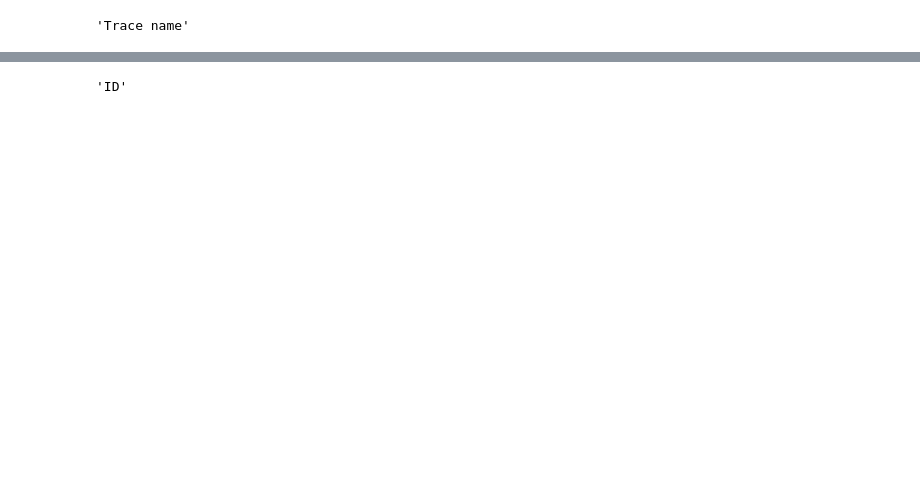
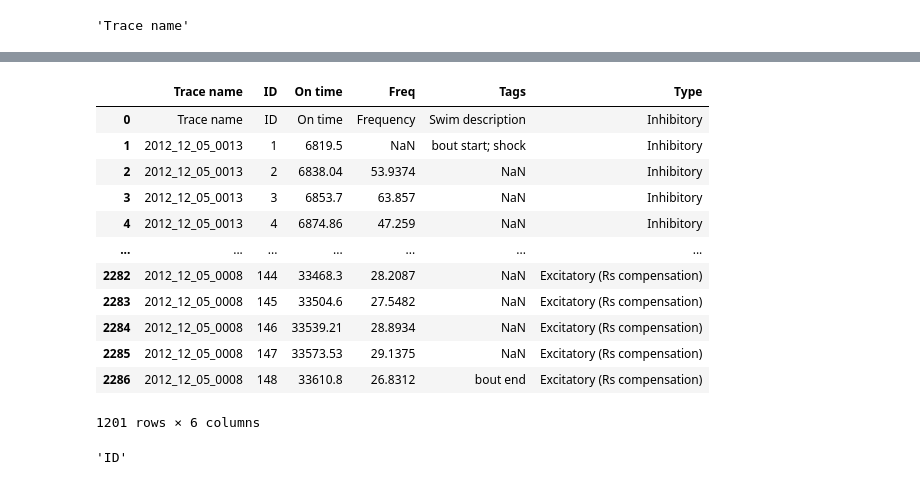
Before and after one commit to haleycab/murray-neuroscience-lab, a Jupyter notebook: Excel processor/process_excel.ipynb, the cells around one changed output, grey strips where cells are left out. Saved outputs shown, nothing was run; the diff lists cells and outputs as text; code cells hidden in the pictures; blank space fills up the shorter version.

```diff
--- a/Excel processor/process_excel.ipynb
+++ b/Excel processor/process_excel.ipynb
@@ -95,4 +180,18 @@ df_clean
 # %%
 df_clean['Trace name'] = df_clean['Trace name'].astype('string')
 # df_clean = df_clean.reset_index(drop=True)
-# df_clean
+df_clean
+# %% [output]
+|  | Trace name | ID | On time | Freq | Tags | Type |
+| 0 | Trace name | ID | On time | Frequency | Swim description | Inhibitory |
+| 1 | 2012_12_05_0013 | 1 | 6819.5 | NaN | bout start; shock | Inhibitory |
+| 2 | 2012_12_05_0013 | 2 | 6838.04 | 53.9374 | NaN | Inhibitory |
+| 3 | 2012_12_05_0013 | 3 | 6853.7 | 63.857 | NaN | Inhibitory |
+| 4 | 2012_12_05_0013 | 4 | 6874.86 | 47.259 | NaN | Inhibitory |
+| ... | ... | ... | ... | ... | ... | ... |
+| 2282 | 2012_12_05_0008 | 144 | 33468.3 | 28.2087 | NaN | Excitatory (Rs compensation) |
+| 2283 | 2012_12_05_0008 | 145 | 33504.6 | 27.5482 | NaN | Excitatory (Rs compensation) |
+| 2284 | 2012_12_05_0008 | 146 | 33539.21 | 28.8934 | NaN | Excitatory (Rs compensation) |
+| 2285 | 2012_12_05_0008 | 147 | 33573.53 | 29.1375 | NaN | Excitatory (Rs compensation) |
+| 2286 | 2012_12_05_0008 | 148 | 33610.8 | 26.8312 | bout end | Excitatory (Rs compensation) |
+1201 rows × 6 columns
```
Also changed, not shown: parts of 20 cells of this notebook, 43 other files.
